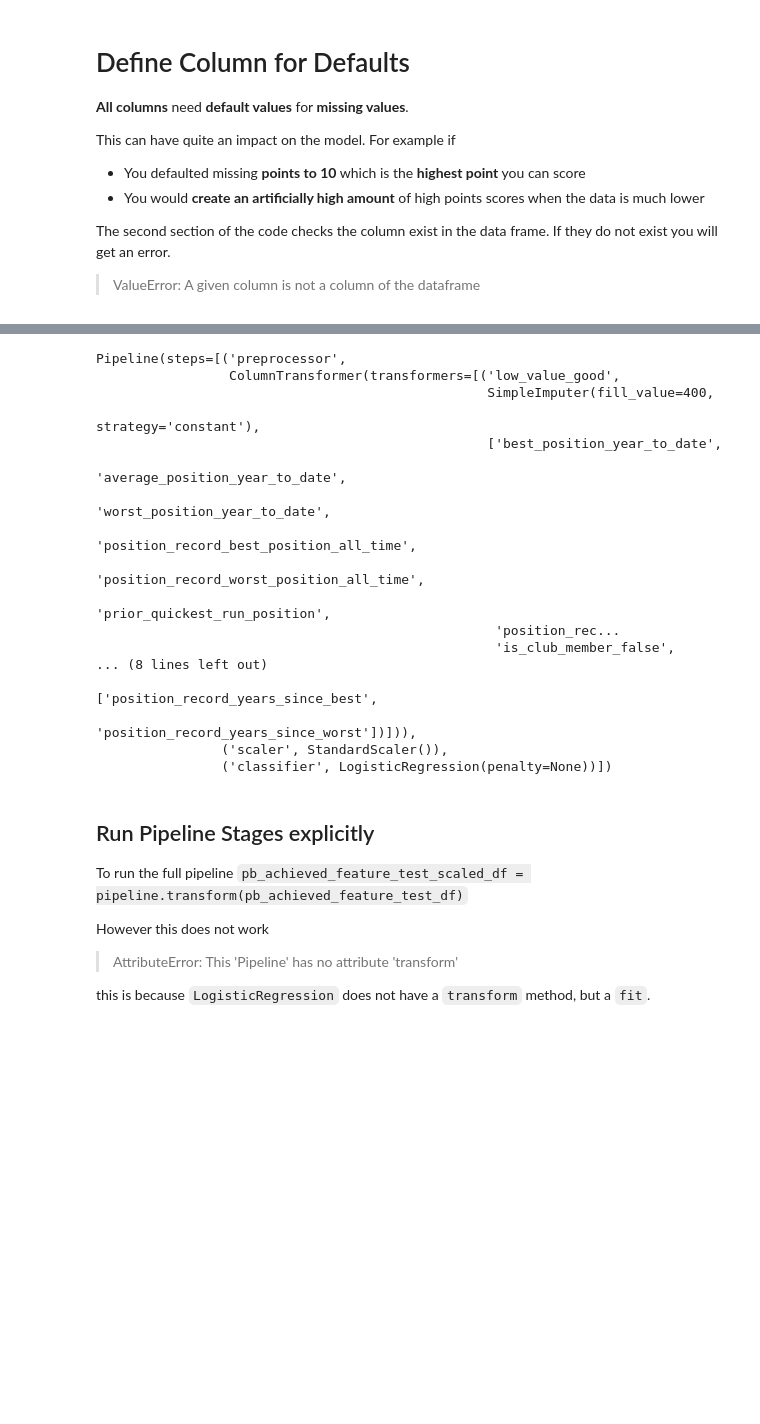
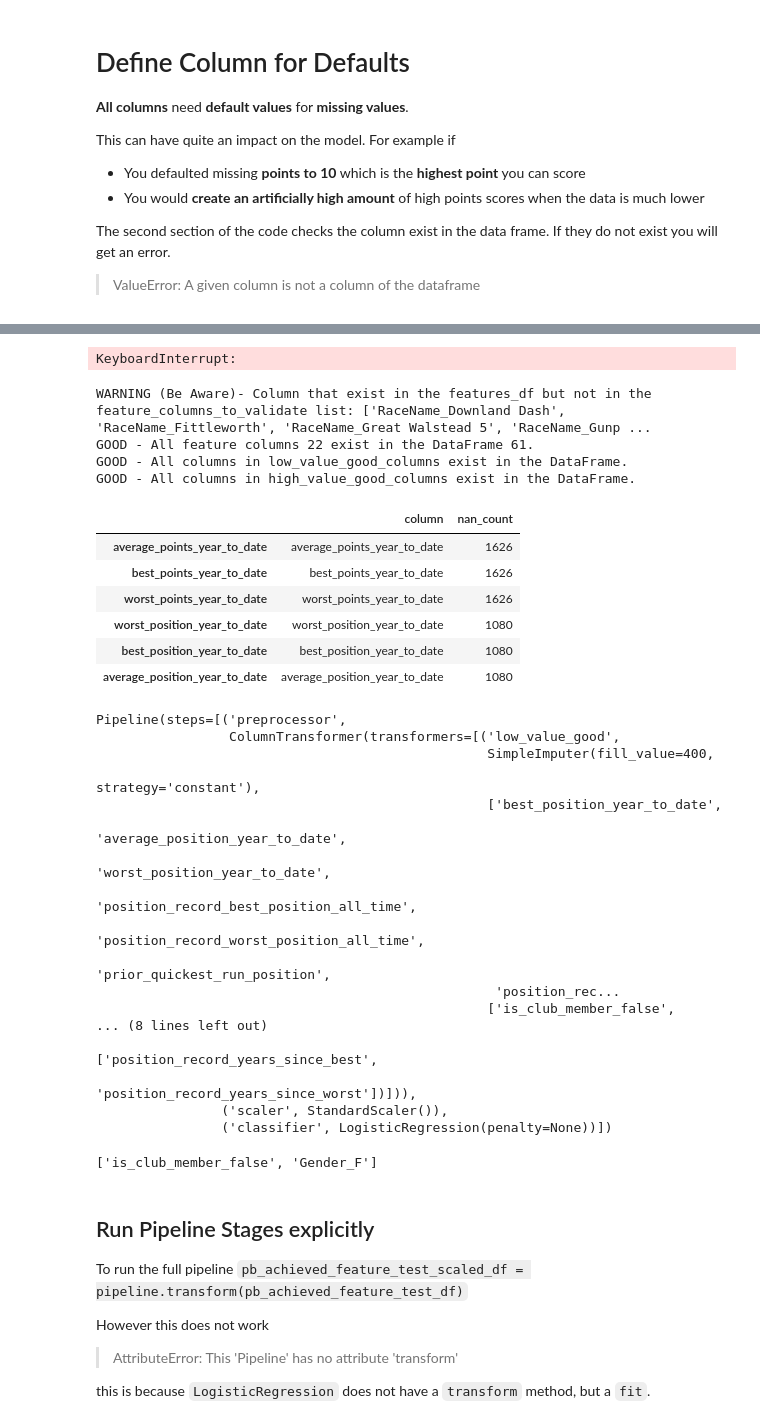
Before and after one commit to CoderGregH/wsfrl, a Jupyter notebook: WhatDrivesPb.ipynb, the cells around one changed output, grey strips where cells are left out. Saved outputs shown, nothing was run; the diff lists cells and outputs as text; code cells hidden in the pictures; blank space fills up the shorter version.

```diff
--- a/WhatDrivesPb.ipynb
+++ b/WhatDrivesPb.ipynb
@@ -328,3 +352,22 @@ This can have quite an impact on the model. For example if
 The second section of the code checks the column exist in the data frame. If they do not exist you will get an error.
 
 > ValueError: A given column is not a column of the dataframe
+# %%
+
+def get_boolean_features(df : pd.DataFrame, exclude_races = True, exclude_ages = True) -> list:
+    binary_columns = []
+
+    for col in df.columns:
+        if exclude_races is False and col.startswith('RaceName_'):
+            binary_columns.append(col)
+        elif exclude_ages is False and col.startswith('p_of_10_road_age_category_'):
+            binary_columns.append(col)
+
+    binary_columns.append("is_club_member_false")
+    binary_columns.append("Gender_F")
+
+    return binary_columns
+# %%
+binary_columns = get_boolean_features(pb_achieved_feature_train_df_pandas, True, True)
+
+print(binary_columns)
@@ -432,3 +451,27 @@ All columns in high_value_good_columns exist in the DataFrame.
+# %%
+display(pb_achieved_feature_train_df_pandas.dtypes)
+# %% [output]
+KeyboardInterrupt:
+# %%
+# Combine the lists
+all_feature_columns = validate_features(pb_achieved_feature_train_df_pandas,
+                                        low_value_good_columns,
+                                        high_value_good_columns,
+                                        binary_columns,
+                                        time_in_seconds_columns,
+                                        years_since_value_columns)
+# %% [output]
+WARNING (Be Aware)- Column that exist in the features_df but not in the feature_columns_to_validate list: ['RaceName_Downland Dash', 'RaceName_Fittleworth', 'RaceName_Great Walstead 5', 'RaceName_Gunp ...
+GOOD - All feature columns 22 exist in the DataFrame 61.
+GOOD - All columns in low_value_good_columns exist in the DataFrame.
+GOOD - All columns in high_value_good_columns exist in the DataFrame.
+|  | column | nan_count |
+| average_points_year_to_date | average_points_year_to_date | 1626 |
+| best_points_year_to_date | best_points_year_to_date | 1626 |
+| worst_points_year_to_date | worst_points_year_to_date | 1626 |
+| worst_position_year_to_date | worst_position_year_to_date | 1080 |
+| best_position_year_to_date | best_position_year_to_date | 1080 |
+| average_position_year_to_date | average_position_year_to_date | 1080 |
 # %%
 import numpy as np
 from sklearn.impute import SimpleImputer
@@ -442,7 +485,7 @@ from sklearn.preprocessing import StandardScaler
 seconds_value_imputer = SimpleImputer(strategy="constant", fill_value=400000)
 low_value_imputer = SimpleImputer(strategy="constant", fill_value=400)
 high_value_imputer = SimpleImputer(strategy="constant", fill_value=0) #-np.inf is too big for a float
-binary_value_imputer = SimpleImputer(strategy="constant",fill_value=0)
+binary_value_imputer = SimpleImputer(strategy="constant", fill_value=np.uint8(0))
 
 
 # Combine the imputers using ColumnTransformer
@@ -484,12 +527,16 @@ Pipeline(steps=[('preprocessor',
                                                    'position_record_worst_position_all_time',
                                                    'prior_quickest_run_position',
                                                    'position_rec...
-                                                   'is_club_member_false',
+                                                  ['is_club_member_false',
 ... (8 lines left out)
                                                   ['position_record_years_since_best',
                                                    'position_record_years_since_worst'])])),
                 ('scaler', StandardScaler()),
                 ('classifier', LogisticRegression(penalty=None))])
+# %%
+display(binary_columns)
+# %% [output]
+['is_club_member_false', 'Gender_F']
 # %% [markdown]
 ## Run Pipeline Stages explicitly
 
```
Also changed, not shown: parts of 20 cells of this notebook, 1 other file.
